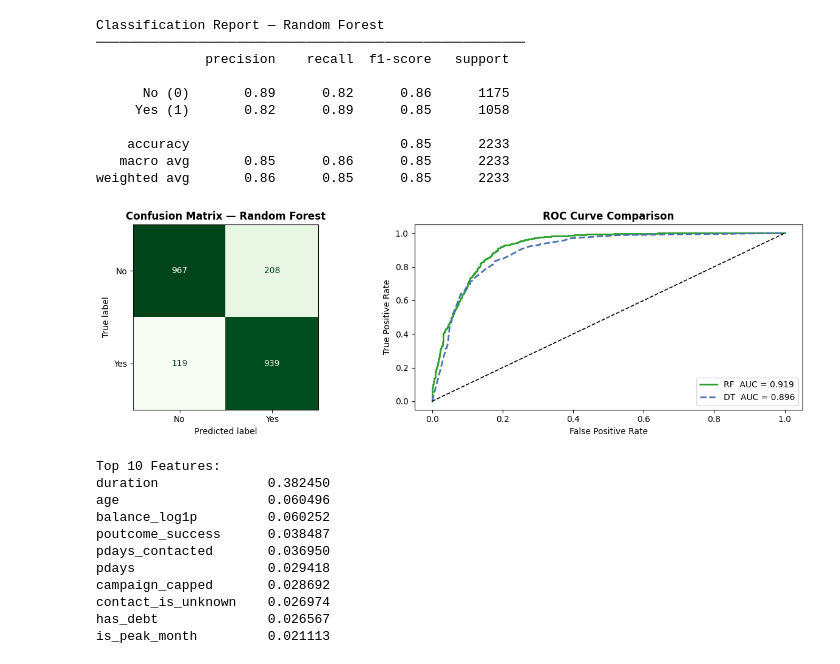
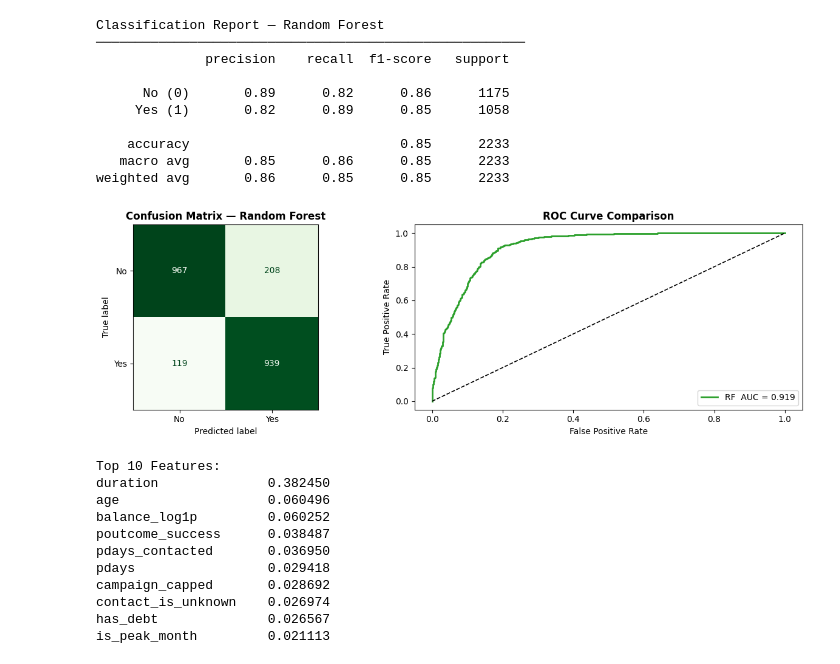
Before and after one commit to kabix09/causal_interference, a Jupyter notebook: notebooks/08_counterfactual_ml/01_random_forest.ipynb, the cells around one changed output. Drawn from its saved outputs; the diff is of its cells as text; code cells hidden in the pictures.

```diff
--- a/notebooks/08_counterfactual_ml/01_random_forest.ipynb
+++ b/notebooks/08_counterfactual_ml/01_random_forest.ipynb
@@ -206,27 +206,25 @@ weighted avg       0.86      0.85      0.85      2233
 # %%
 # ── 8.5  Confusion Matrix & ROC Curve ────────────────────────────────────────
 fig, axes = plt.subplots(1, 2, figsize=(13, 4))
 
 # Confusion Matrix
 cm_rf = confusion_matrix(y_test, y_pred_rf)
 disp = ConfusionMatrixDisplay(cm_rf, display_labels=['No', 'Yes'])
 disp.plot(ax=axes[0], colorbar=False, cmap='Greens')
 axes[0].set_title('Confusion Matrix — Random Forest', fontweight='bold')
 
 # ROC Curve
 fpr_rf, tpr_rf, _ = roc_curve(y_test, y_prob_rf)
 axes[1].plot(fpr_rf, tpr_rf, color='#2ca02c', lw=2, label=f'RF  AUC = {auc_rf:.3f}')
-axes[1].plot(fpr,    tpr,    color='#4C72B0', lw=2,
-             linestyle='--', label=f'DT  AUC = {auc_dt:.3f}')
 axes[1].plot([0,1],[0,1],'k--', lw=1.2)
 axes[1].set_xlabel('False Positive Rate'); axes[1].set_ylabel('True Positive Rate')
 axes[1].set_title('ROC Curve Comparison', fontweight='bold')
 axes[1].legend(loc='lower right')
 
 plt.tight_layout()
 plt.show()
 # %% [output]
-[figure, old version]
+[figure, new version]
 # %%
 # ── 8.6  Feature Importance — Random Forest ──────────────────────────────────
 importances_rf = pd.Series(rf_best.feature_importances_,
```
Also changed, not shown: parts of 2 cells of this notebook, 1 other file.
